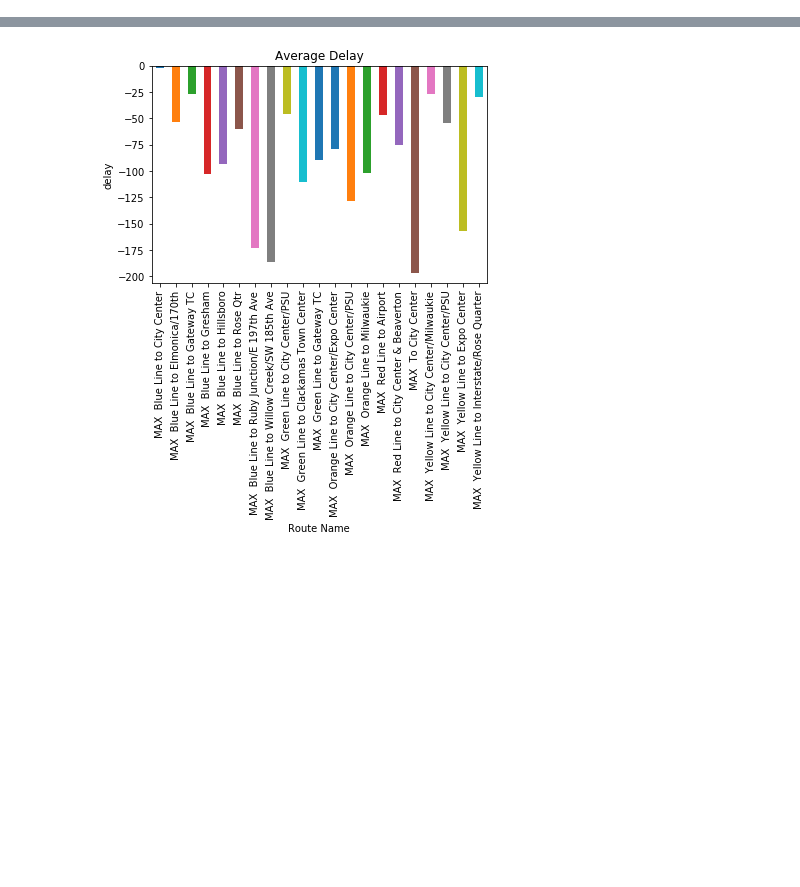
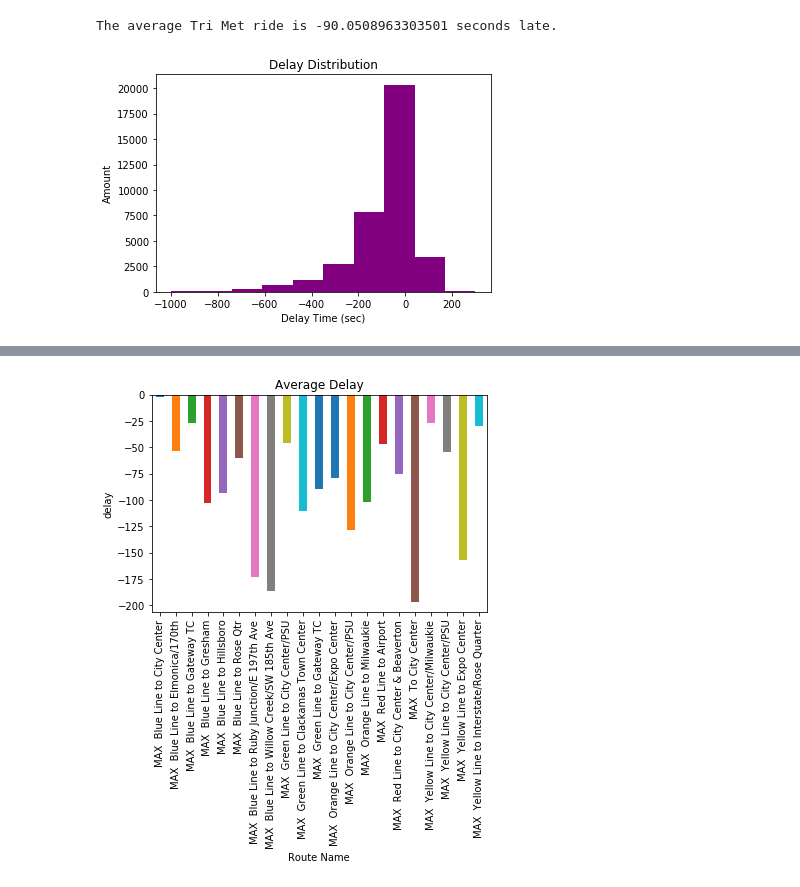
Before and after one commit to ebicher/Data-Science, a Jupyter notebook: TriMet/Merged Data - Final.ipynb, the cells around one changed output, grey strips where cells are left out. Drawn from its saved outputs; the diff is of its cells as text; code cells hidden in the pictures; blank space fills up the shorter version.

```diff
--- a/TriMet/Merged Data - Final.ipynb
+++ b/TriMet/Merged Data - Final.ipynb
@@ -51,0 +41,10 @@ Text(0,0.5,'Delay Amount')
+# %%
+plt.hist(df['delay'], color='purple')
+plt.ylabel('Amount')
+plt.xlabel('Delay Time (sec)')
+plt.title('Delay Distribution')
+
+print('The average Tri Met ride is '+ str(df['delay'].mean()) + ' seconds late.')
+# %% [output]
+The average Tri Met ride is -90.0508963303501 seconds late.
+[figure, added]
```
Also changed, not shown: parts of 31 cells of this notebook.
